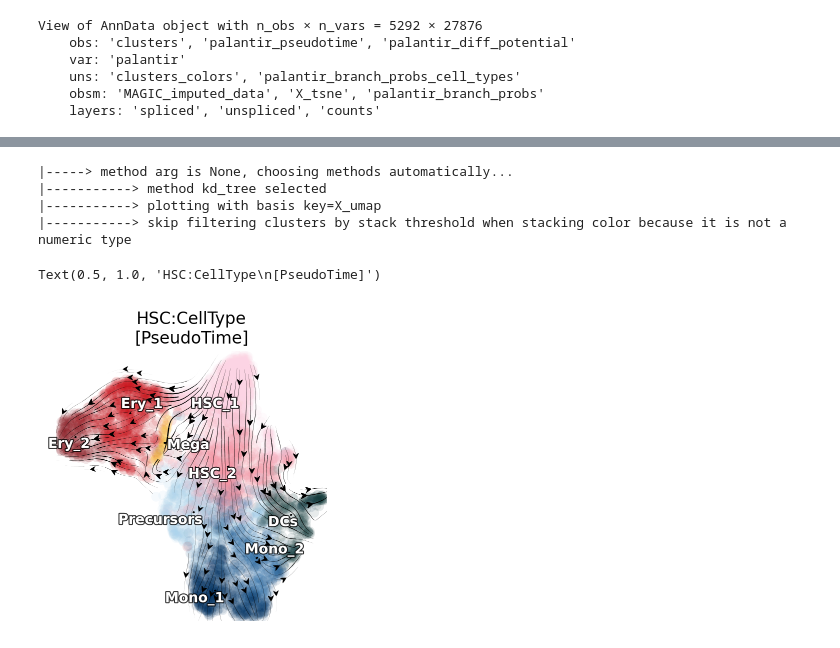
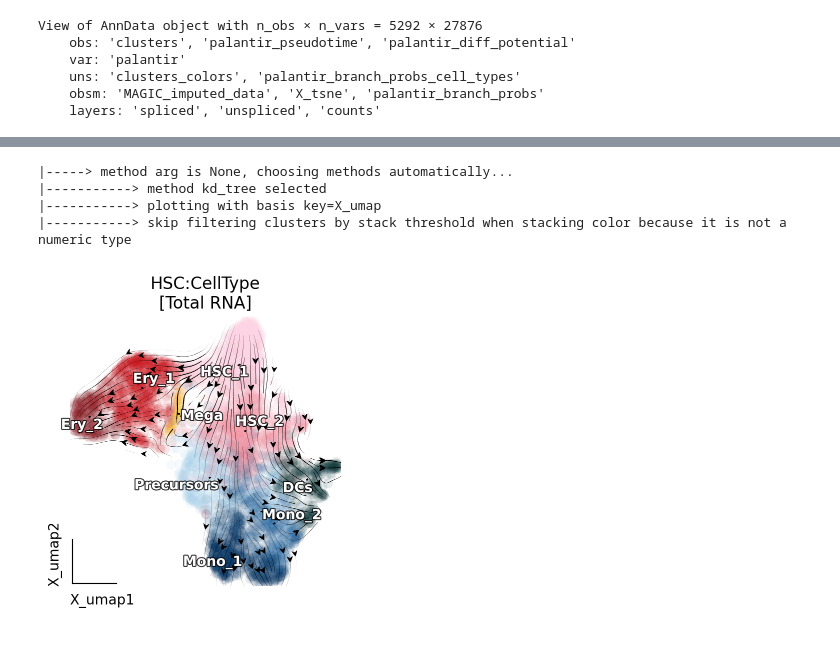
Before and after one commit to aristoteleo/dynamo-protocol, a Jupyter notebook: fig3_pseu_totalrna.ipynb, the cells around one changed output, grey strips where cells are left out. Drawn from its saved outputs; the diff is of its cells as text; code cells hidden in the pictures.

```diff
--- a/fig3_pseu_totalrna.ipynb
+++ b/fig3_pseu_totalrna.ipynb
@@ -126,25 +69,52 @@ color_dict={'HSC_1': '#fcd4e4',
 # %%
 %matplotlib inline
 import matplotlib.pyplot as plt
 fig,ax=plt.subplots(1,1,figsize = (3.5,3.5))
 dyn.pl.streamline_plot(adata, color=['clusters'],
                        color_key=color_dict,
                        title='HSC:CellType',
                        basis='umap', show_legend='on data',
                        s_kwargs_dict={'adjust_legend':True,
                                      's':50},
                        linewidth=0.5,
                        #show_arrowed_spines=True,
                       save_show_or_return='return',ax=ax)
-plt.title('HSC:CellType\n[PseudoTime]',fontsize=12)
-#fig.savefig(f'figures/fig3/Pt_HSC_Velo.png', dpi=300, bbox_inches='tight')
+plt.title('HSC:CellType\n[Total RNA]',fontsize=12)
+
+coords=adata.obsm['X_umap']
+xmin=coords[:, 0].min()
+xmax=coords[:, 0].max()
+ymin=coords[:, 1].min()
+ymax=coords[:, 1].max()
+
+#ax.spines['left'].set_position(('outward', 10))
+#ax.spines['bottom'].set_position(('axes', 0))
+ax.spines['left'].set_position(('data', xmin))
+ax.spines['bottom'].set_position(('data', ymin))
+
+ax.spines['top'].set_visible(False)
+ax.spines['right'].set_visible(False)
+ax.spines["bottom"].set_visible(True)
+ax.spines["left"].set_visible(True)
+
+ax.get_xaxis().set_visible(True)
+ax.get_yaxis().set_visible(True)
+ax.set_yticks([])
+ax.set_xticks([])
+ax.spines['bottom'].set_bounds(xmin,xmin+(xmax-xmin)/6)
+ax.spines['left'].set_bounds(ymin,ymin+(ymax-ymin)/6)
+axis_labels=['X_umap1','X_umap2']
+ax.set_xlabel(axis_labels[0],loc='left',fontsize=10,)
+ax.set_ylabel(axis_labels[1],loc='bottom',fontsize=10)
+
+
+fig.savefig(f'figures/fig3/Pt_HSC_Velo.png', dpi=300, bbox_inches='tight')
 # %% [output]
 |-----> method arg is None, choosing methods automatically...
 |-----------> method kd_tree selected
 |-----------> plotting with basis key=X_umap
 |-----------> skip filtering clusters by stack threshold when stacking color because it is not a numeric type
-Text(0.5, 1.0, 'HSC:CellType\n[PseudoTime]')
-[figure, old version]
+[figure, new version]
 # %%
 # you can set `verbose = 1/2/3` to obtain different levels of running information of vector field reconstruction
 
```
Also changed, not shown: parts of 13 cells of this notebook, 7 other files.
